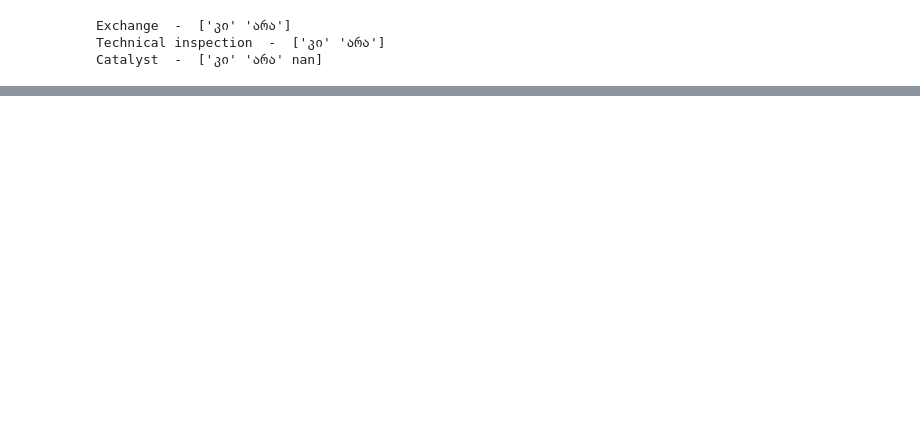
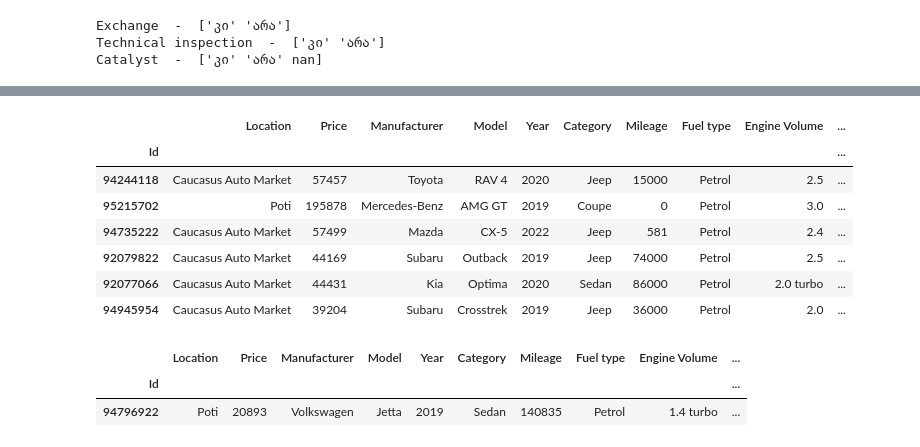
Before and after one commit to GiorgiChkhitunidze/Car-Prices-in-Georgia, a Jupyter notebook: Cleaning.ipynb, the cells around one changed output, grey strips where cells are left out. Cells and saved outputs as stored; diff of their text form; code cells hidden in the pictures; blank space fills up the shorter version.

```diff
--- a/Cleaning.ipynb
+++ b/Cleaning.ipynb
@@ -1337,0 +1375,13 @@ df.to_csv('cars-eng.csv')
+# %%
+df.Cylinders.fillna(0, inplace=True)
+# %%
+df.loc[df['Drive wheels'].isna()].iloc[:, :20]
+# %% [output]
+|  | Location | Price | Manufacturer | Model | Year | Category | Mileage | Fuel type | Engine Volume | ... |
+| Id |  |  |  |  |  |  |  |  |  | ... |
+| 94244118 | Caucasus Auto Market | 57457 | Toyota | RAV 4 | 2020 | Jeep | 15000 | Petrol | 2.5 | ... |
+| 95215702 | Poti | 195878 | Mercedes-Benz | AMG GT | 2019 | Coupe | 0 | Petrol | 3.0 | ... |
+| 94735222 | Caucasus Auto Market | 57499 | Mazda | CX-5 | 2022 | Jeep | 581 | Petrol | 2.4 | ... |
+| 92079822 | Caucasus Auto Market | 44169 | Subaru | Outback | 2019 | Jeep | 74000 | Petrol | 2.5 | ... |
+| 92077066 | Caucasus Auto Market | 44431 | Kia | Optima | 2020 | Sedan | 86000 | Petrol | 2.0 turbo | ... |
+| 94945954 | Caucasus Auto Market | 39204 | Subaru | Crosstrek | 2019 | Jeep | 36000 | Petrol | 2.0 | ... |
@@ -1337,0 +1390,6 @@ df.to_csv('cars-eng.csv')
+# %%
+df.loc[df.Doors.isna()].iloc[:, :20]
+# %% [output]
+|  | Location | Price | Manufacturer | Model | Year | Category | Mileage | Fuel type | Engine Volume | ... |
+| Id |  |  |  |  |  |  |  |  |  | ... |
+| 94796922 | Poti | 20893 | Volkswagen | Jetta | 2019 | Sedan | 140835 | Petrol | 1.4 turbo | ... |
```
Also changed, not shown: parts of 86 cells of this notebook.
